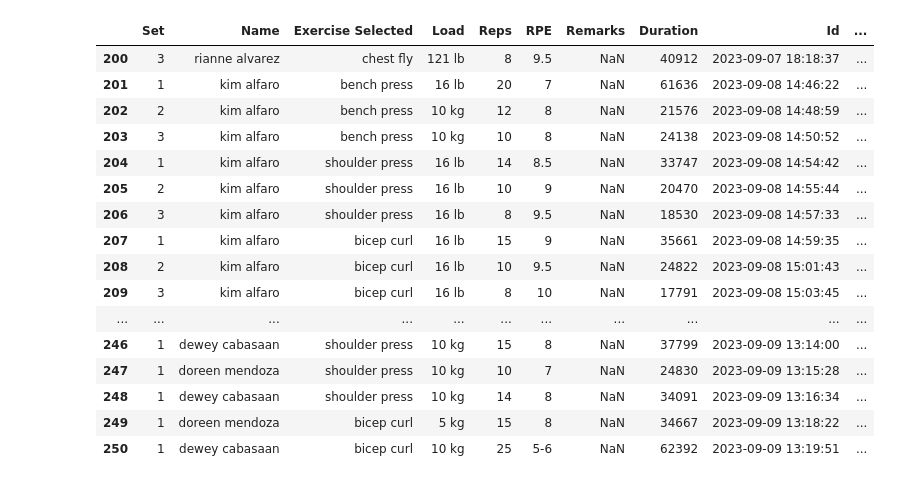
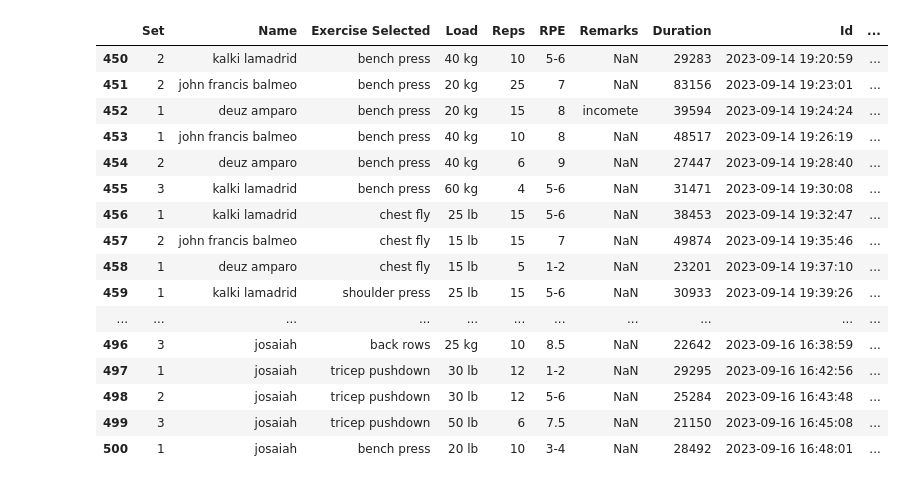
Before and after one commit to mujugen/MMDataViewer, a Jupyter notebook: script.ipynb, the cells around one changed output. Saved outputs shown, nothing was run; the diff lists cells and outputs as text; code cells hidden in the pictures.

```diff
--- a/script.ipynb
+++ b/script.ipynb
@@ -199,3 +200,16 @@ print(all_data['Name'].unique())
+# %%
+for i in all_data.index:
+    heart_rate = all_data['HeartRate'][i].split(';')
+    velocity_x = all_data['VelocityX'][i].split(';')
+    velocity_y = all_data['VelocityY'][i].split(';')
+    velocity_z = all_data['VelocityZ'][i].split(';')
+    rotation_x = all_data['RotationX'][i].split(';')
+    rotation_y = all_data['RotationY'][i].split(';')
+    rotation_z = all_data['RotationZ'][i].split(';')
+
+    # Check if all lists have the same length
+    if not (len(heart_rate) == len(velocity_x) == len(velocity_y) == len(velocity_z) == len(rotation_x) == len(rotation_y) == len(rotation_z)):
+        all_data = all_data.drop(i)
 # %%
 all_data.loc[:, 'Exercise Selected'] = all_data.loc[:, 'Exercise Selected'].replace('squat', 'hammer curl')
 all_data.loc[:, 'Exercise Selected'] = all_data.loc[:, 'Exercise Selected'].replace('cross body hammer curl', 'hammer curl')
@@ -205,6 +219,7 @@ all_data.loc[:, 'Exercise Selected'] = all_data.loc[:, 'Exercise Selected'].repl
 all_data.loc[:, 'Exercise Selected'] = all_data.loc[:, 'Exercise Selected'].replace('lunges', 'chest fly')
 # %%
 all_data['Name'] = all_data['Name'].replace('kalki', 'kalki lamadrid')
+all_data['Name'] = all_data['Name'].replace('deuz', 'deuz amparo')
 all_data['Name'] = all_data['Name'].replace('duwi', 'dewey cabasaan')
 all_data['Name'] = all_data['Name'].replace('doreen', 'doreen mendoza')
 all_data['Name'] = all_data['Name'].replace('keith', 'keith gerard anciro')
@@ -213,2 +262,16 @@ all_data['Name'] = all_data['Name'].replace('ronn', 'ronn angkico')
+# %%
+all_data['Name'] = all_data['Name'].replace('john francis', 'john francis balmeo')
+all_data['Name'] = all_data['Name'].replace('john francis', 'john francis balmeo')
+all_data['Name'] = all_data['Name'].replace('calvin', 'calvin jacob')
+all_data['Name'] = all_data['Name'].replace('calvjn', 'calvin jacob')
+all_data['Name'] = all_data['Name'].replace('ka', 'kalki lamadrid')
+all_data['Name'] = all_data['Name'].replace('ki', 'kim lofamia')
+# %%
+name = 'john francis balmeo'
+all_data.loc[all_data['Name'] == name, 'General Physical Fitness'] = 3
+all_data.loc[all_data['Name'] == name, 'Cardiorespiratory Fitness'] = 3
+all_data.loc[all_data['Name'] == name, 'Muscular Strength'] = 3
+all_data.loc[all_data['Name'] == name, 'Agility'] = 2
+all_data.loc[all_data['Name'] == name, 'Flexibility'] = 2
 # %%
 all_data.to_csv('all_data.csv', index=False)
@@ -215,21 +279,21 @@ all_data.to_csv('all_data.csv', index=False)
 # %%
-dfPage = 4
-all_data.loc[dfPage*50:(dfPage+1)*50,['Set', 'Name', 'Exercise Selected', 'Load', 'Reps', 'RPE', 'Remarks', 'Duration', 'Id','Years Trained']]
+dfPage = 9
+all_data.loc[dfPage*50:(dfPage+1)*50,['Set', 'Name', 'Exercise Selected', 'Load', 'Reps', 'RPE', 'Remarks', 'Duration', 'Id','Years Trained', 'VelocityX']]
 # %% [output]
 |  | Set | Name | Exercise Selected | Load | Reps | RPE | Remarks | Duration | Id | ... |
-| 200 | 3 | rianne alvarez | chest fly | 121 lb | 8 | 9.5 | NaN | 40912 | 2023-09-07 18:18:37 | ... |
-| 201 | 1 | kim alfaro | bench press | 16 lb | 20 | 7 | NaN | 61636 | 2023-09-08 14:46:22 | ... |
-| 202 | 2 | kim alfaro | bench press | 10 kg | 12 | 8 | NaN | 21576 | 2023-09-08 14:48:59 | ... |
-| 203 | 3 | kim alfaro | bench press | 10 kg | 10 | 8 | NaN | 24138 | 2023-09-08 14:50:52 | ... |
-| 204 | 1 | kim alfaro | shoulder press | 16 lb | 14 | 8.5 | NaN | 33747 | 2023-09-08 14:54:42 | ... |
-| 205 | 2 | kim alfaro | shoulder press | 16 lb | 10 | 9 | NaN | 20470 | 2023-09-08 14:55:44 | ... |
-| 206 | 3 | kim alfaro | shoulder press | 16 lb | 8 | 9.5 | NaN | 18530 | 2023-09-08 14:57:33 | ... |
-| 207 | 1 | kim alfaro | bicep curl | 16 lb | 15 | 9 | NaN | 35661 | 2023-09-08 14:59:35 | ... |
-| 208 | 2 | kim alfaro | bicep curl | 16 lb | 10 | 9.5 | NaN | 24822 | 2023-09-08 15:01:43 | ... |
-| 209 | 3 | kim alfaro | bicep curl | 16 lb | 8 | 10 | NaN | 17791 | 2023-09-08 15:03:45 | ... |
+| 450 | 2 | kalki lamadrid | bench press | 40 kg | 10 | 5-6 | NaN | 29283 | 2023-09-14 19:20:59 | ... |
+| 451 | 2 | john francis balmeo | bench press | 20 kg | 25 | 7 | NaN | 83156 | 2023-09-14 19:23:01 | ... |
+| 452 | 1 | deuz amparo | bench press | 20 kg | 15 | 8 | incomete | 39594 | 2023-09-14 19:24:24 | ... |
+| 453 | 1 | john francis balmeo | bench press | 40 kg | 10 | 8 | NaN | 48517 | 2023-09-14 19:26:19 | ... |
+| 454 | 2 | deuz amparo | bench press | 40 kg | 6 | 9 | NaN | 27447 | 2023-09-14 19:28:40 | ... |
+| 455 | 3 | kalki lamadrid | bench press | 60 kg | 4 | 5-6 | NaN | 31471 | 2023-09-14 19:30:08 | ... |
+| 456 | 1 | kalki lamadrid | chest fly | 25 lb | 15 | 5-6 | NaN | 38453 | 2023-09-14 19:32:47 | ... |
+| 457 | 2 | john francis balmeo | chest fly | 15 lb | 15 | 7 | NaN | 49874 | 2023-09-14 19:35:46 | ... |
+| 458 | 1 | deuz amparo | chest fly | 15 lb | 5 | 1-2 | NaN | 23201 | 2023-09-14 19:37:10 | ... |
+| 459 | 1 | kalki lamadrid | shoulder press | 25 lb | 15 | 5-6 | NaN | 30933 | 2023-09-14 19:39:26 | ... |
 | ... | ... | ... | ... | ... | ... | ... | ... | ... | ... | ... |
-| 246 | 1 | dewey cabasaan | shoulder press | 10 kg | 15 | 8 | NaN | 37799 | 2023-09-09 13:14:00 | ... |
-| 247 | 1 | doreen mendoza | shoulder press | 10 kg | 10 | 7 | NaN | 24830 | 2023-09-09 13:15:28 | ... |
-| 248 | 1 | dewey cabasaan | shoulder press | 10 kg | 14 | 8 | NaN | 34091 | 2023-09-09 13:16:34 | ... |
-| 249 | 1 | doreen mendoza | bicep curl | 5 kg | 15 | 8 | NaN | 34667 | 2023-09-09 13:18:22 | ... |
-| 250 | 1 | dewey cabasaan | bicep curl | 10 kg | 25 | 5-6 | NaN | 62392 | 2023-09-09 13:19:51 | ... |
+| 496 | 3 | josaiah | back rows | 25 kg | 10 | 8.5 | NaN | 22642 | 2023-09-16 16:38:59 | ... |
+| 497 | 1 | josaiah | tricep pushdown | 30 lb | 12 | 1-2 | NaN | 29295 | 2023-09-16 16:42:56 | ... |
+| 498 | 2 | josaiah | tricep pushdown | 30 lb | 12 | 5-6 | NaN | 25284 | 2023-09-16 16:43:48 | ... |
+| 499 | 3 | josaiah | tricep pushdown | 50 lb | 6 | 7.5 | NaN | 21150 | 2023-09-16 16:45:08 | ... |
+| 500 | 1 | josaiah | bench press | 20 lb | 10 | 3-4 | NaN | 28492 | 2023-09-16 16:48:01 | ... |
```
Also changed, not shown: parts of 13 cells of this notebook, 9 other files.
